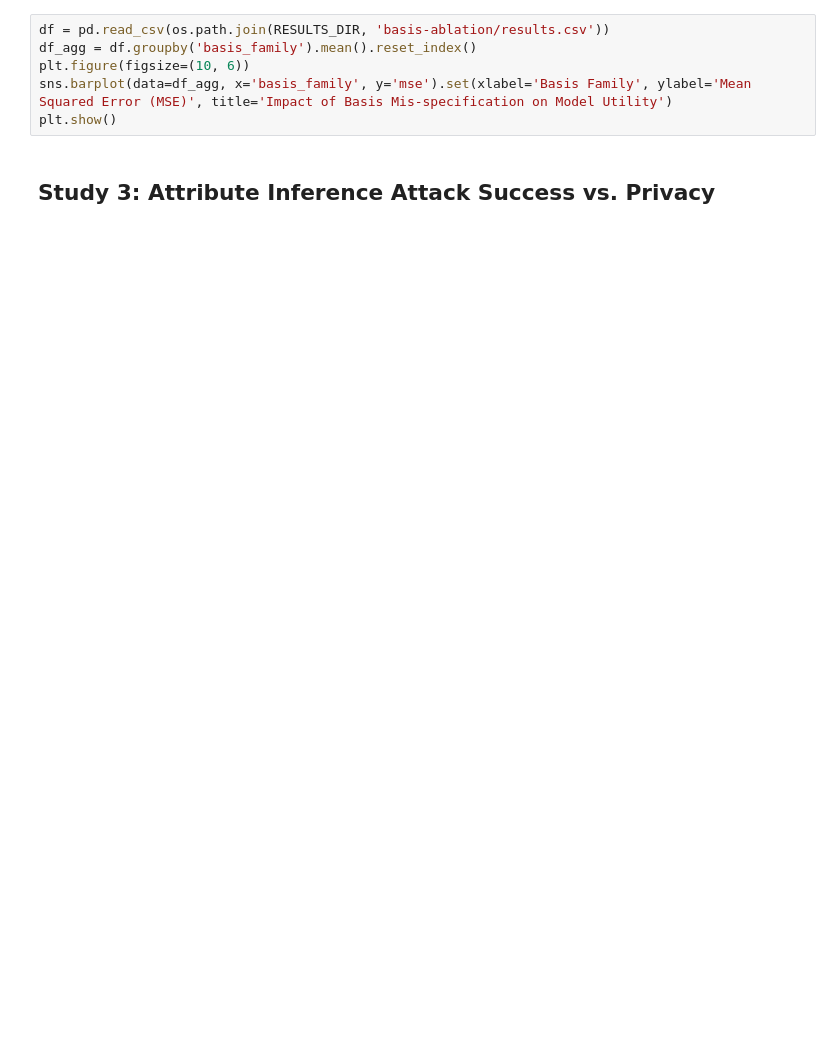
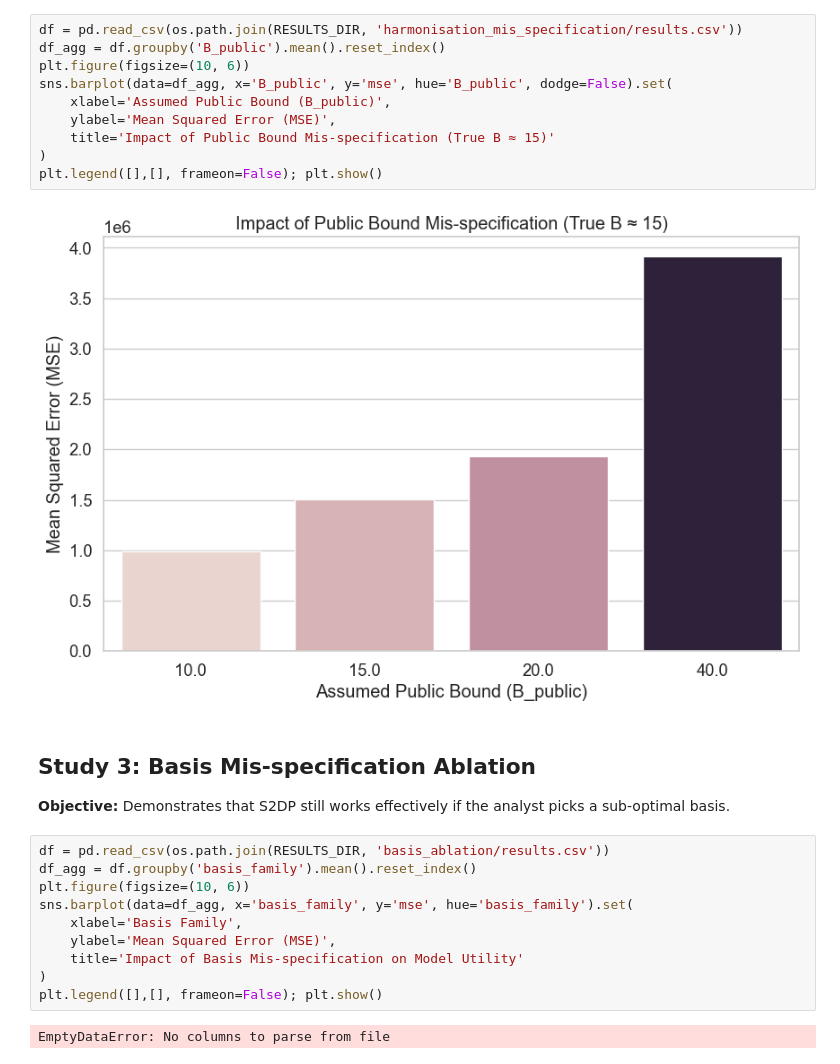
Before and after one commit to yuadamding/s2dp_federated_study, a Jupyter notebook: analysis_dashboard.ipynb, the cells around one changed output. Saved outputs shown, nothing was run; the diff lists cells and outputs as text; blank space fills up the shorter version.

```diff
--- a/analysis_dashboard.ipynb
+++ b/analysis_dashboard.ipynb
@@ -19,8 +33,28 @@ plt.legend(title='Sensitivity Type'); plt.show()
+# %%
+df = pd.read_csv(os.path.join(RESULTS_DIR, 'harmonisation_mis_specification/results.csv'))
+df_agg = df.groupby('B_public').mean().reset_index()
+plt.figure(figsize=(10, 6))
+sns.barplot(data=df_agg, x='B_public', y='mse', hue='B_public', dodge=False).set(
+    xlabel='Assumed Public Bound (B_public)',
+    ylabel='Mean Squared Error (MSE)',
+    title='Impact of Public Bound Mis-specification (True B ≈ 15)'
+)
+plt.legend([],[], frameon=False); plt.show()
+# %% [output]
+[figure, added]
+# %% [markdown]
+## Study 3: Basis Mis-specification Ablation
+
+**Objective:** Demonstrates that S2DP still works effectively if the analyst picks a sub-optimal basis.
 # %%
-df = pd.read_csv(os.path.join(RESULTS_DIR, 'basis-ablation/results.csv'))
+df = pd.read_csv(os.path.join(RESULTS_DIR, 'basis_ablation/results.csv'))
 df_agg = df.groupby('basis_family').mean().reset_index()
 plt.figure(figsize=(10, 6))
-sns.barplot(data=df_agg, x='basis_family', y='mse').set(xlabel='Basis Family', ylabel='Mean Squared Error (MSE)', title='Impact of Basis Mis-specification on Model Utility')
-plt.show()
+sns.barplot(data=df_agg, x='basis_family', y='mse', hue='basis_family').set(
+    xlabel='Basis Family',
+    ylabel='Mean Squared Error (MSE)',
+    title='Impact of Basis Mis-specification on Model Utility'
+)
+plt.legend([],[], frameon=False); plt.show()
+# %% [output]
+EmptyDataError: No columns to parse from file
-# %% [markdown]
-## Study 3: Attribute Inference Attack Success vs. Privacy
```
Also changed, not shown: parts of 22 cells of this notebook, 1 other file.
